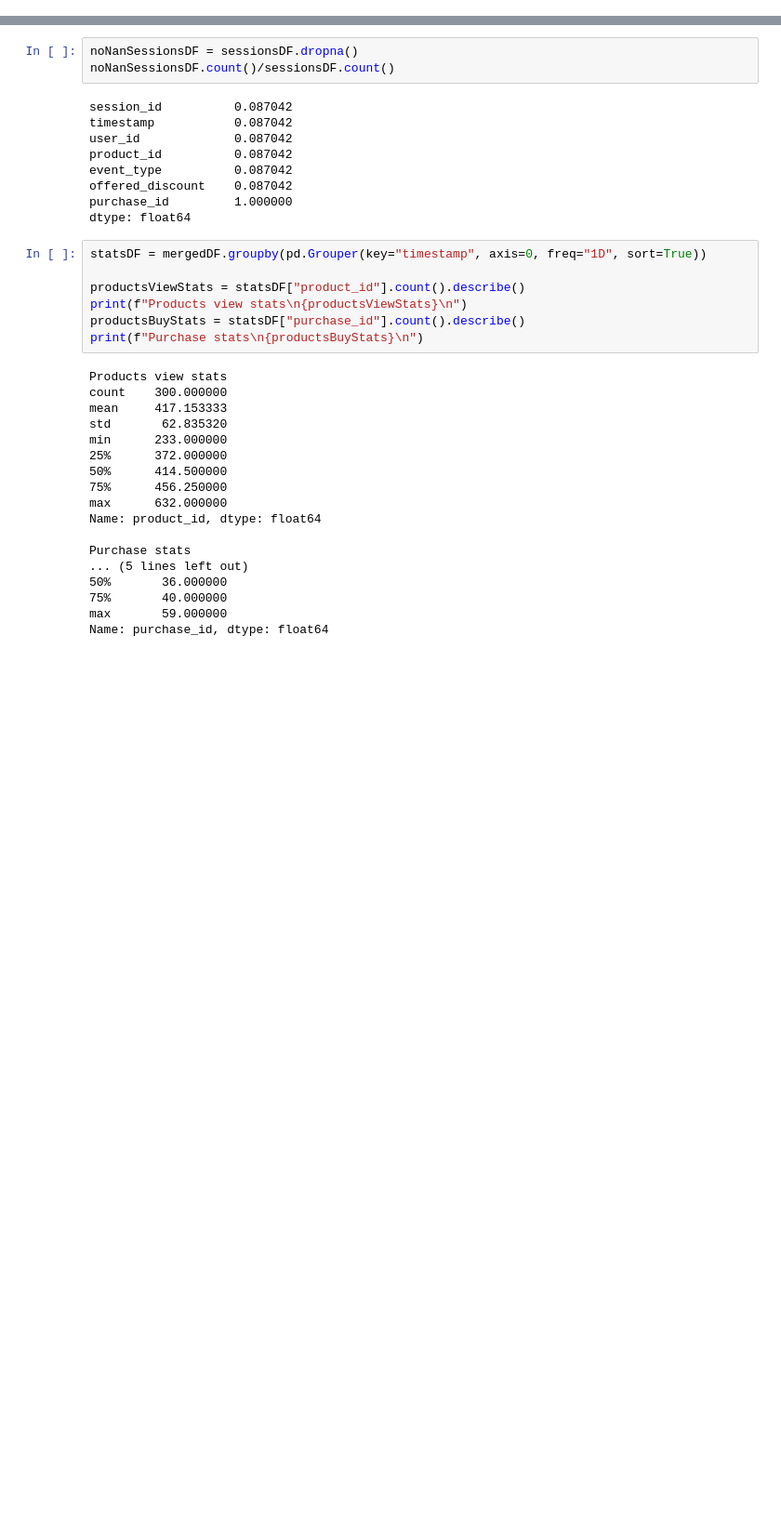
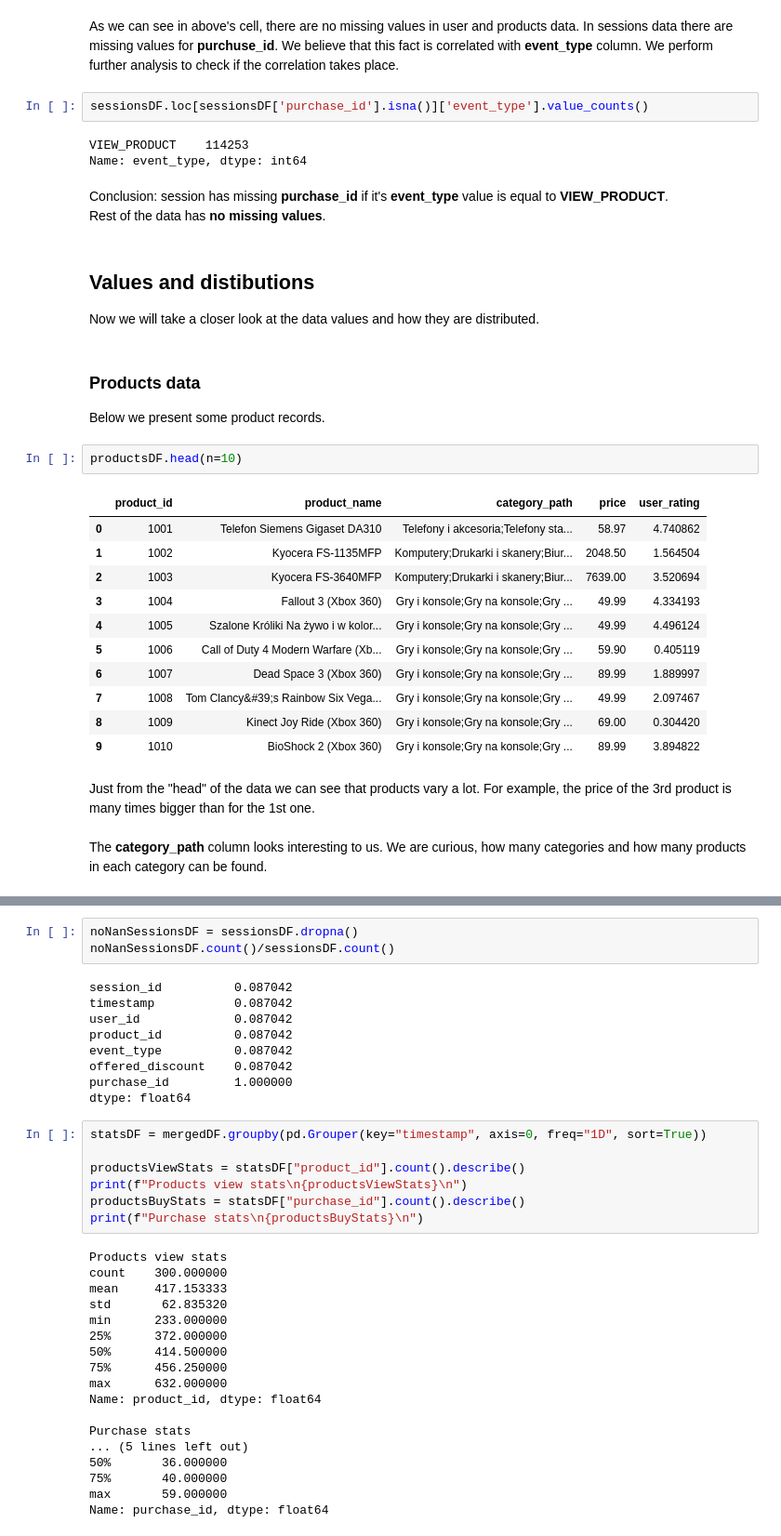
Before and after one commit to SwirtaB/IUM_Recommendation-system, a Jupyter notebook: notebooks/data_analysis.ipynb, the cells around one changed output, grey strips where cells are left out. Shown at 93% size. Saved outputs shown, nothing was run; the diff lists cells and outputs as text; blank space fills up the shorter version.

```diff
--- a/notebooks/data_analysis.ipynb
+++ b/notebooks/data_analysis.ipynb
@@ -42,0 +106,35 @@ dtype: int64
+# %% [markdown]
+As we can see in above's cell, there are no missing values in user and products data. In sessions data there are missing values for **purchuse_id**. We believe that this fact is correlated with **event_type** column. We perform further analysis to check if the correlation takes place.
+# %%
+sessionsDF.loc[sessionsDF['purchase_id'].isna()]['event_type'].value_counts()
+# %% [output]
+VIEW_PRODUCT    114253
+Name: event_type, dtype: int64
+# %% [markdown]
+Conclusion: session has missing **purchase_id** if it's **event_type** value is equal to **VIEW_PRODUCT**. <br>
+Rest of the data has **no missing values**.
+# %% [markdown]
+## Values and distibutions
+
+Now we will take a closer look at the data values and how they are distributed.
+# %% [markdown]
+### Products data
+
+Below we present some product records.
+# %%
+productsDF.head(n=10)
+# %% [output]
+|  | product_id | product_name | category_path | price | user_rating |
+| 0 | 1001 | Telefon Siemens Gigaset DA310 | Telefony i akcesoria;Telefony sta... | 58.97 | 4.740862 |
+| 1 | 1002 | Kyocera FS-1135MFP | Komputery;Drukarki i skanery;Biur... | 2048.50 | 1.564504 |
+| 2 | 1003 | Kyocera FS-3640MFP | Komputery;Drukarki i skanery;Biur... | 7639.00 | 3.520694 |
+| 3 | 1004 | Fallout 3 (Xbox 360) | Gry i konsole;Gry na konsole;Gry ... | 49.99 | 4.334193 |
+| 4 | 1005 | Szalone Króliki Na żywo i w kolor... | Gry i konsole;Gry na konsole;Gry ... | 49.99 | 4.496124 |
+| 5 | 1006 | Call of Duty 4 Modern Warfare (Xb... | Gry i konsole;Gry na konsole;Gry ... | 59.90 | 0.405119 |
+| 6 | 1007 | Dead Space 3 (Xbox 360) | Gry i konsole;Gry na konsole;Gry ... | 89.99 | 1.889997 |
+| 7 | 1008 | Tom Clancy&#39;s Rainbow Six Vega... | Gry i konsole;Gry na konsole;Gry ... | 49.99 | 2.097467 |
+| 8 | 1009 | Kinect Joy Ride (Xbox 360) | Gry i konsole;Gry na konsole;Gry ... | 69.00 | 0.304420 |
+| 9 | 1010 | BioShock 2 (Xbox 360) | Gry i konsole;Gry na konsole;Gry ... | 89.99 | 3.894822 |
+# %% [markdown]
+Just from the "head" of the data we can see that products vary a lot. For example, the price of the 3rd product is many times bigger than for the 1st one. <br><br>
+The **category_path** column looks interesting to us. We are curious, how many categories and how many products in each category can be found.
```
Also changed, not shown: parts of 23 cells of this notebook, 1 other file.
